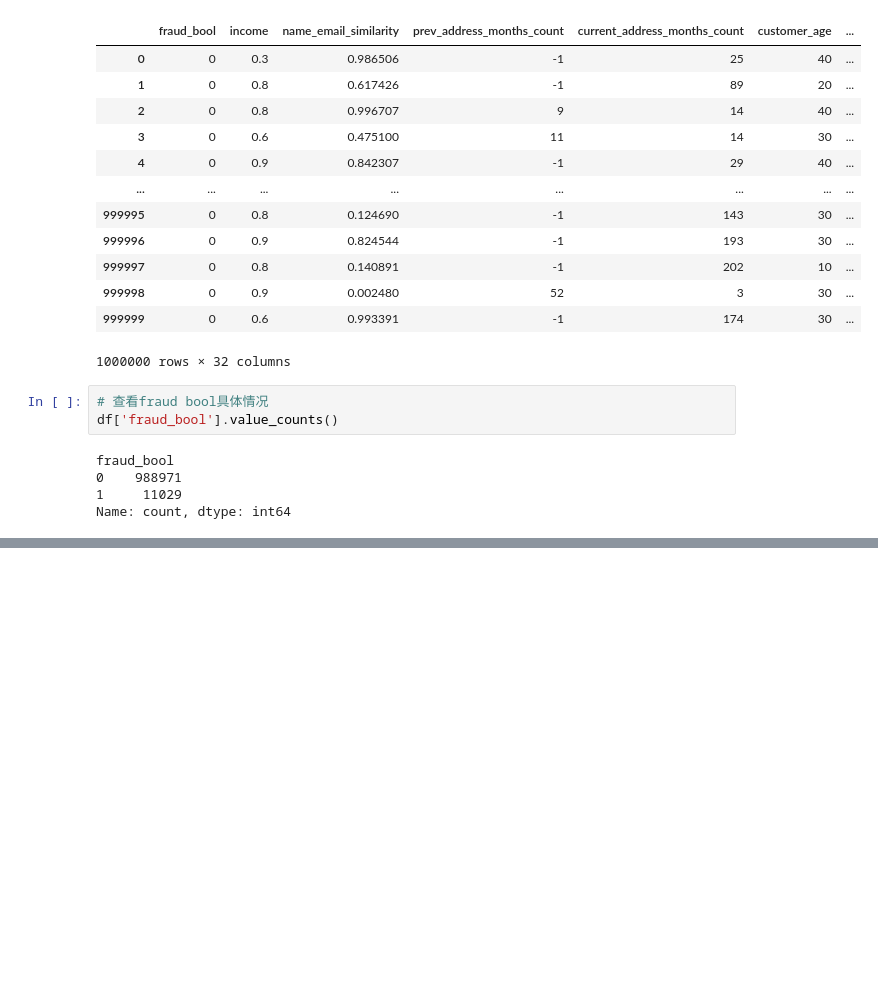
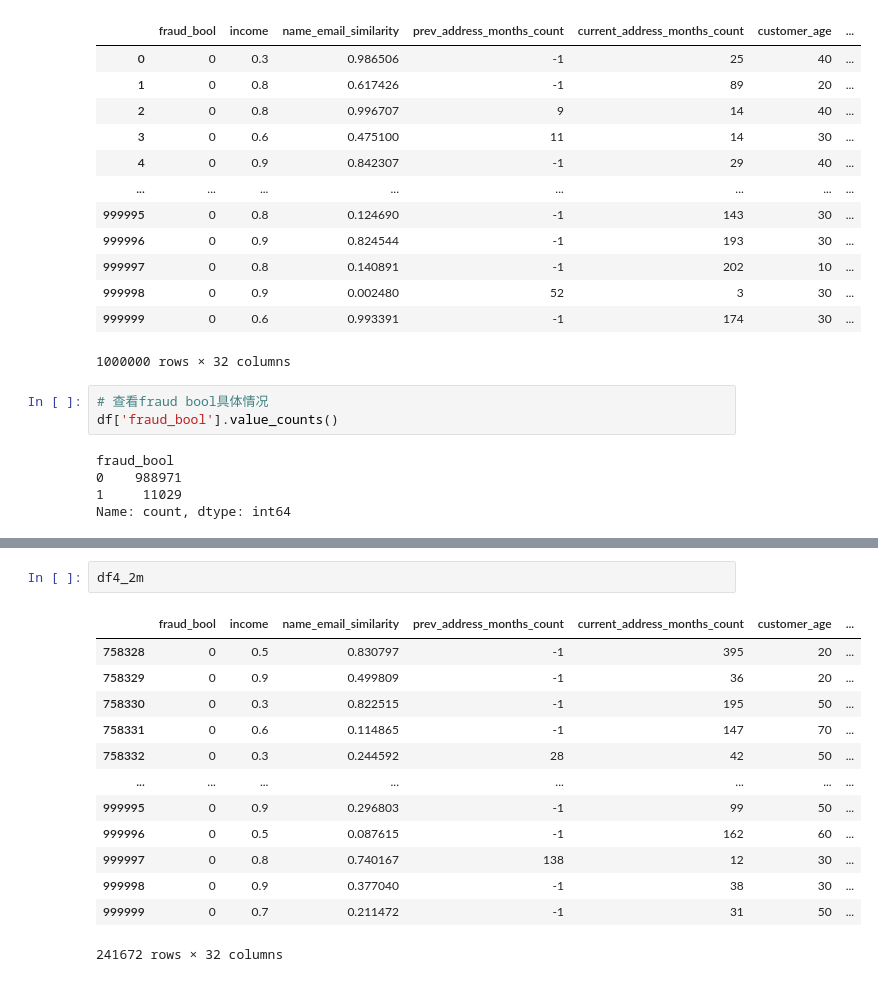
Before and after one commit to Slliki/BankFraudDetection, a Jupyter notebook: DataExplore.ipynb, the cells around one changed output, grey strips where cells are left out. Cells and saved outputs as stored; diff of their text form; blank space fills up the shorter version.

```diff
--- a/DataExplore.ipynb
+++ b/DataExplore.ipynb
@@ -124,0 +188,16 @@ print('classification_report on test set\n', classification_report(y_test, y_tes
+# %%
+df4_2m
+# %% [output]
+|  | fraud_bool | income | name_email_similarity | prev_address_months_count | current_address_months_count | customer_age | ... |
+| 758328 | 0 | 0.5 | 0.830797 | -1 | 395 | 20 | ... |
+| 758329 | 0 | 0.9 | 0.499809 | -1 | 36 | 20 | ... |
+| 758330 | 0 | 0.3 | 0.822515 | -1 | 195 | 50 | ... |
+| 758331 | 0 | 0.6 | 0.114865 | -1 | 147 | 70 | ... |
+| 758332 | 0 | 0.3 | 0.244592 | 28 | 42 | 50 | ... |
+| ... | ... | ... | ... | ... | ... | ... | ... |
+| 999995 | 0 | 0.9 | 0.296803 | -1 | 99 | 50 | ... |
+| 999996 | 0 | 0.5 | 0.087615 | -1 | 162 | 60 | ... |
+| 999997 | 0 | 0.8 | 0.740167 | 138 | 12 | 30 | ... |
+| 999998 | 0 | 0.9 | 0.377040 | -1 | 38 | 30 | ... |
+| 999999 | 0 | 0.7 | 0.211472 | -1 | 31 | 50 | ... |
+241672 rows × 32 columns
```
Also changed, not shown: parts of 22 cells of this notebook, 1 other file.
